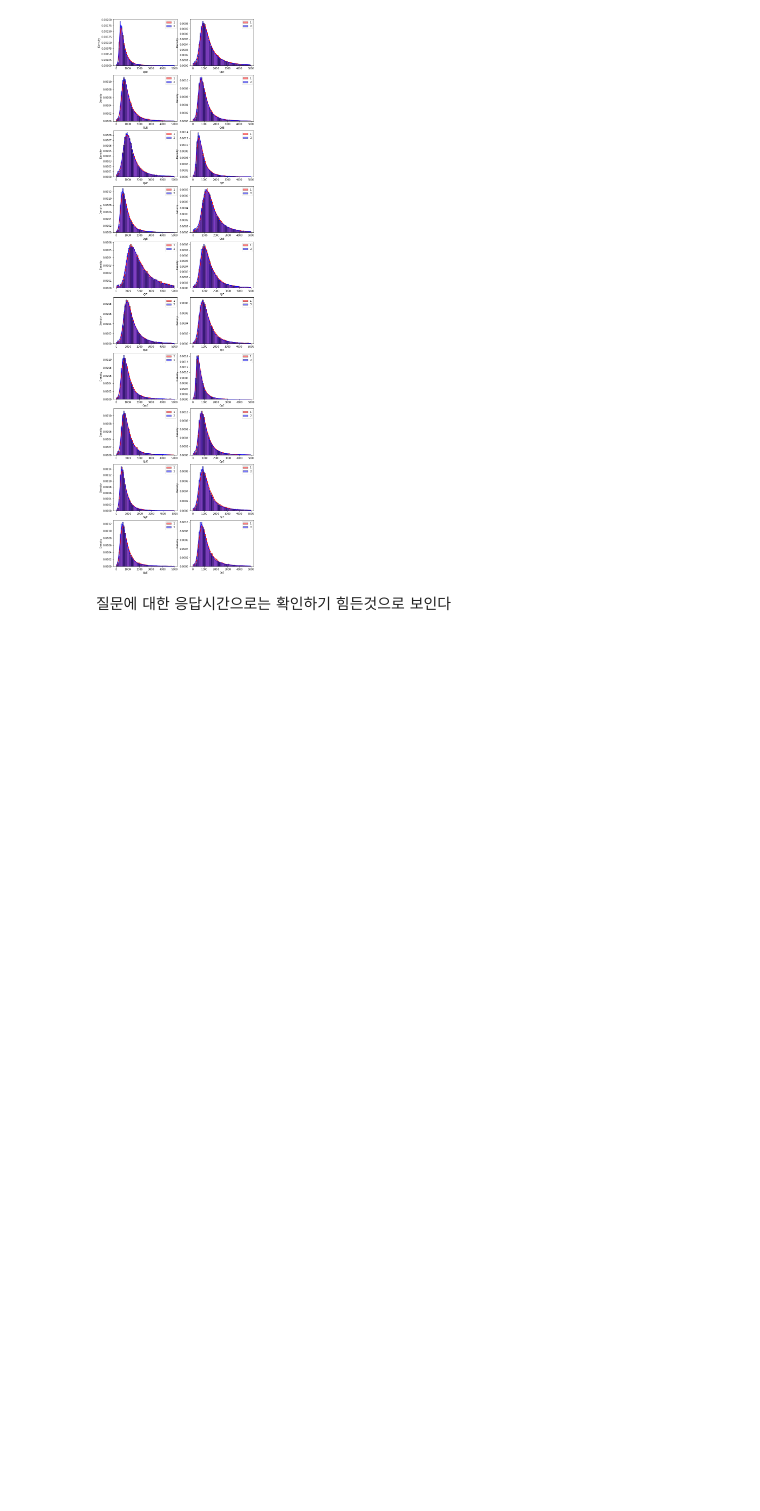
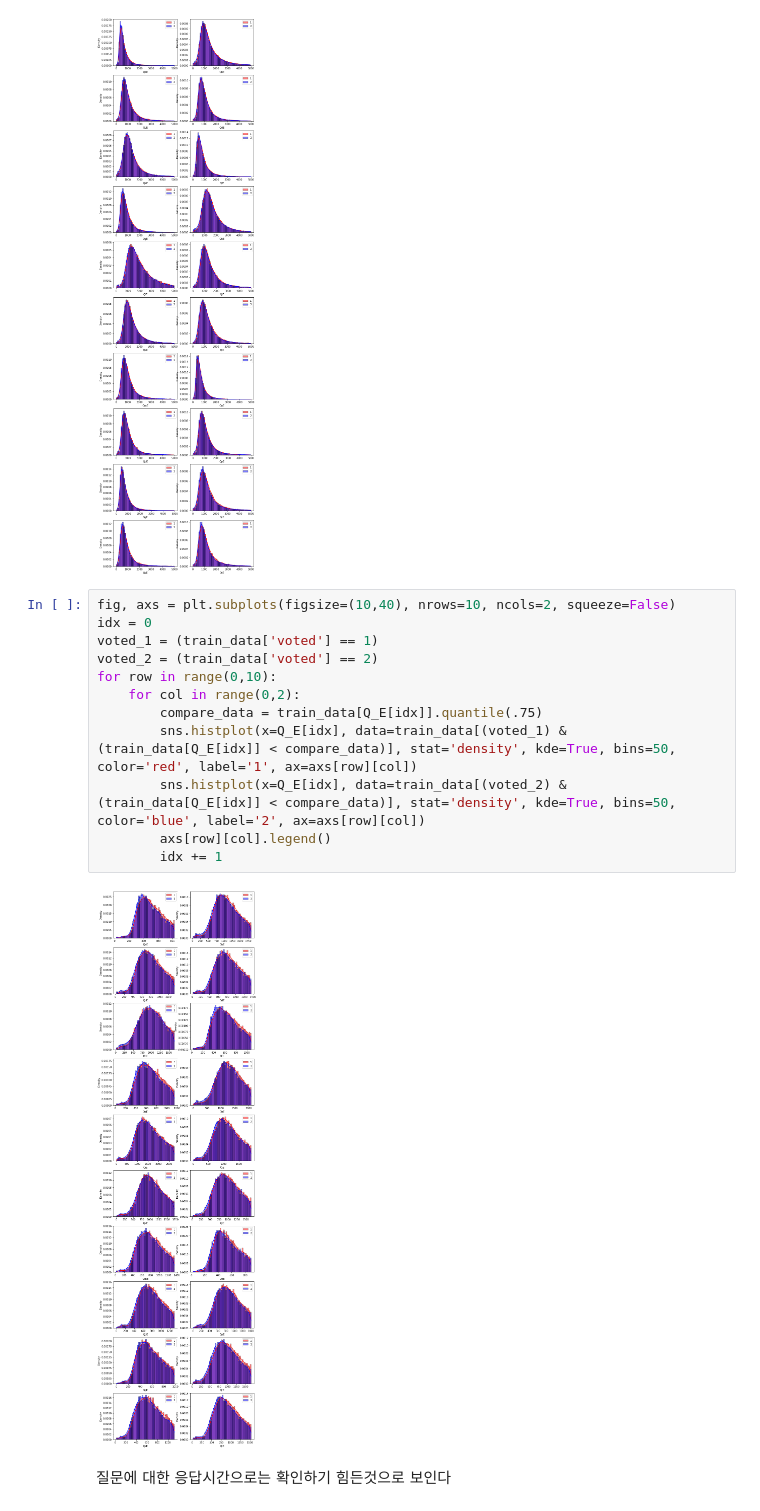
Before and after one commit to JisungPark0319/dacon, a Jupyter notebook: psychological_disposition/EDA.ipynb, the cells around one changed output. Drawn from its saved outputs; the diff is of its cells as text; blank space fills up the shorter version.

```diff
--- a/psychological_disposition/EDA.ipynb
+++ b/psychological_disposition/EDA.ipynb
@@ -282,6 +288,20 @@ for row in range(0,10):
         idx += 1
 # %% [output]
 [figure]
+# %%
+fig, axs = plt.subplots(figsize=(10,40), nrows=10, ncols=2, squeeze=False)
+idx = 0
+voted_1 = (train_data['voted'] == 1)
+voted_2 = (train_data['voted'] == 2)
+for row in range(0,10):
+    for col in range(0,2):
+        compare_data = train_data[Q_E[idx]].quantile(.75)
+        sns.histplot(x=Q_E[idx], data=train_data[(voted_1) & (train_data[Q_E[idx]] < compare_data)], stat='density', kde=True, bins=50, color='red', label='1', ax=axs[row][col])
+        sns.histplot(x=Q_E[idx], data=train_data[(voted_2) & (train_data[Q_E[idx]] < compare_data)], stat='density', kde=True, bins=50, color='blue', label='2', ax=axs[row][col])
+        axs[row][col].legend()
+        idx += 1
+# %% [output]
+[figure, added]
 # %% [markdown]
 질문에 대한 응답시간으로는 확인하기 힘든것으로 보인다
 # %%
```
Also changed, not shown: parts of 22 cells of this notebook, 5 other files.
